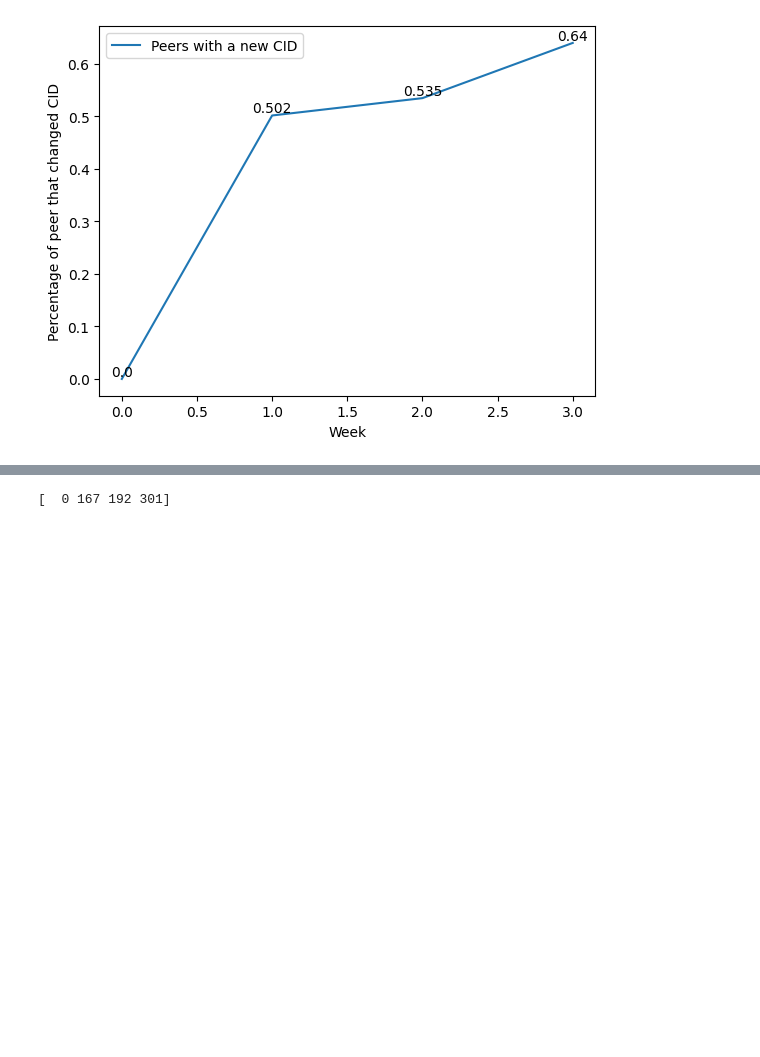
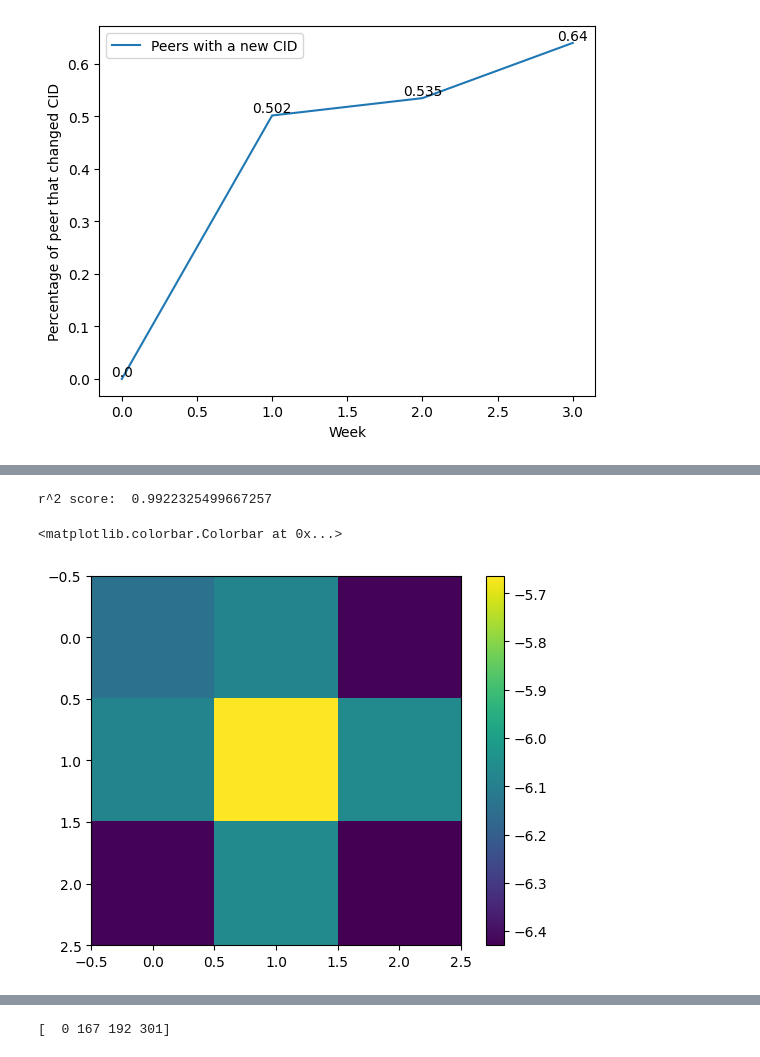
Before and after one commit to AxelGard/seek-ipns, a Jupyter notebook: analysis/rate_of_chage.ipynb, the cells around one changed output, grey strips where cells are left out. Drawn from its saved outputs; the diff is of its cells as text; code cells hidden in the pictures; blank space fills up the shorter version.

```diff
--- a/analysis/rate_of_chage.ipynb
+++ b/analysis/rate_of_chage.ipynb
@@ -153,0 +211,14 @@ for (xi, yi) in zip([0,1,2,3], [float("%.3f" % c) for c in changes_in_peers]):
+# %%
+from sklearn.metrics import r2_score
+
+y_pred = [model(x, *popt) for x in x_data]
+print("r^2 score: ",r2_score(y_data, y_pred))
+# %% [output]
+r^2 score:  0.9922325499667257
+# %%
+
+plt.imshow(np.log(np.abs(pcov)))
+plt.colorbar()
+# %% [output]
+<matplotlib.colorbar.Colorbar at 0x...>
+[figure, added]
```
Also changed, not shown: parts of 4 cells of this notebook, 4 other files.
